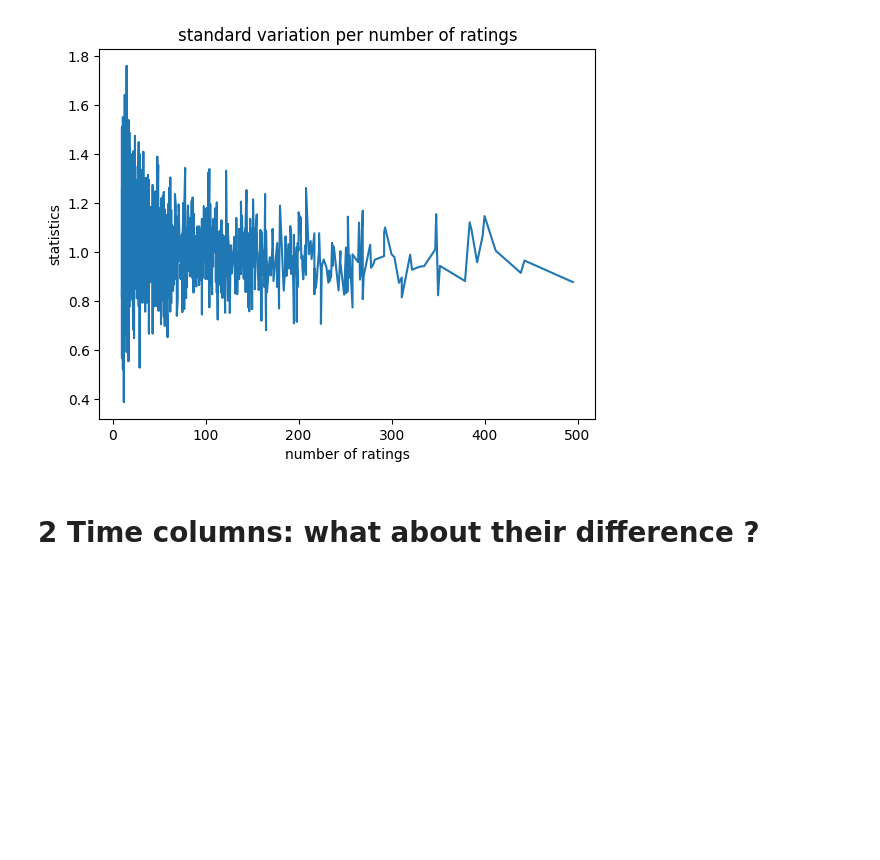
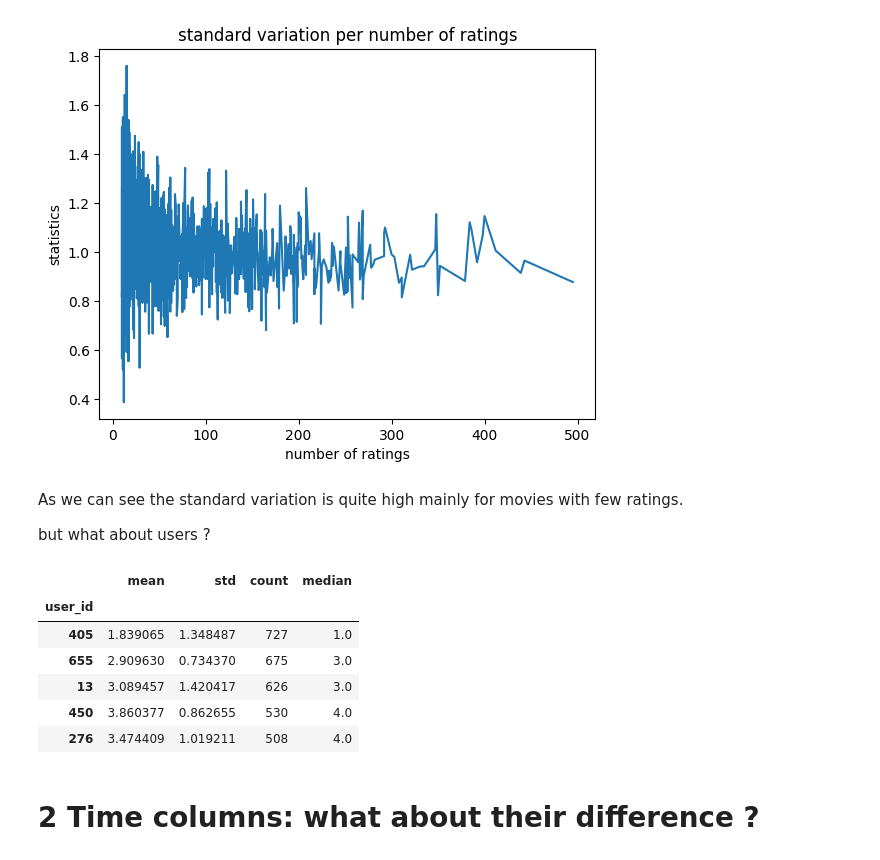
Before and after one commit to ayhem18/MovieLens_RecSys, a Jupyter notebook: notebooks/put_all_data_together.ipynb, the cells around one changed output. Saved outputs shown, nothing was run; the diff lists cells and outputs as text; code cells hidden in the pictures; blank space fills up the shorter version.

```diff
--- a/notebooks/put_all_data_together.ipynb
+++ b/notebooks/put_all_data_together.ipynb
@@ -125,6 +125,26 @@ plt.ylabel('statistics')
 plt.show()
 # %% [output]
 [figure]
+# %% [markdown]
+As we can see the standard variation is quite high mainly for movies with few ratings.
+
+but what about users ?
+# %%
+stats_per_user = pd.pivot_table(data=num_df, index='user_id', values='rating', aggfunc=['mean', 'std', 'count', 'median'])
+
+stats_per_user.columns = ['mean', 'std', 'count', 'median']
+# sort them by the number of ratings
+stats_per_user = stats_per_user.fillna(value=0).sort_values(by='count', ascending=False)
+
+stats_per_user.head()
+# %% [output]
+|  | mean | std | count | median |
+| user_id |  |  |  |  |
+| 405 | 1.839065 | 1.348487 | 727 | 1.0 |
+| 655 | 2.909630 | 0.734370 | 675 | 3.0 |
+| 13 | 3.089457 | 1.420417 | 626 | 3.0 |
+| 450 | 3.860377 | 0.862655 | 530 | 4.0 |
+| 276 | 3.474409 | 1.019211 | 508 | 4.0 |
 # %% [markdown]
 # 2 Time columns: what about their difference ?
 # %% [markdown]
```
Also changed, not shown: parts of 18 cells of this notebook, 10 other files.
